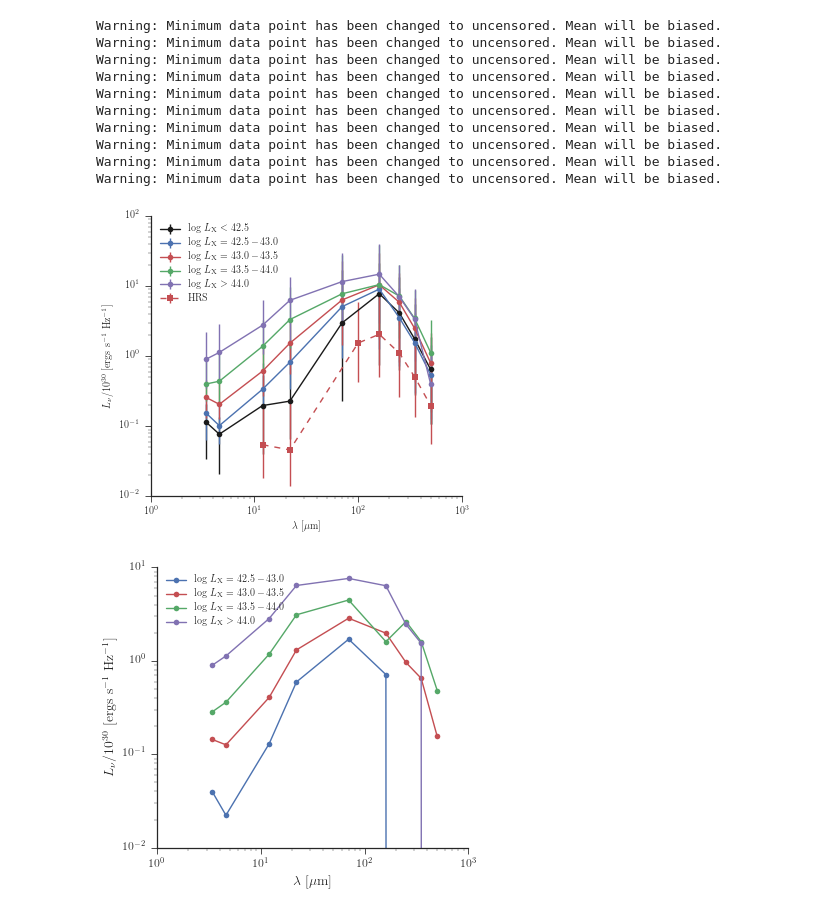
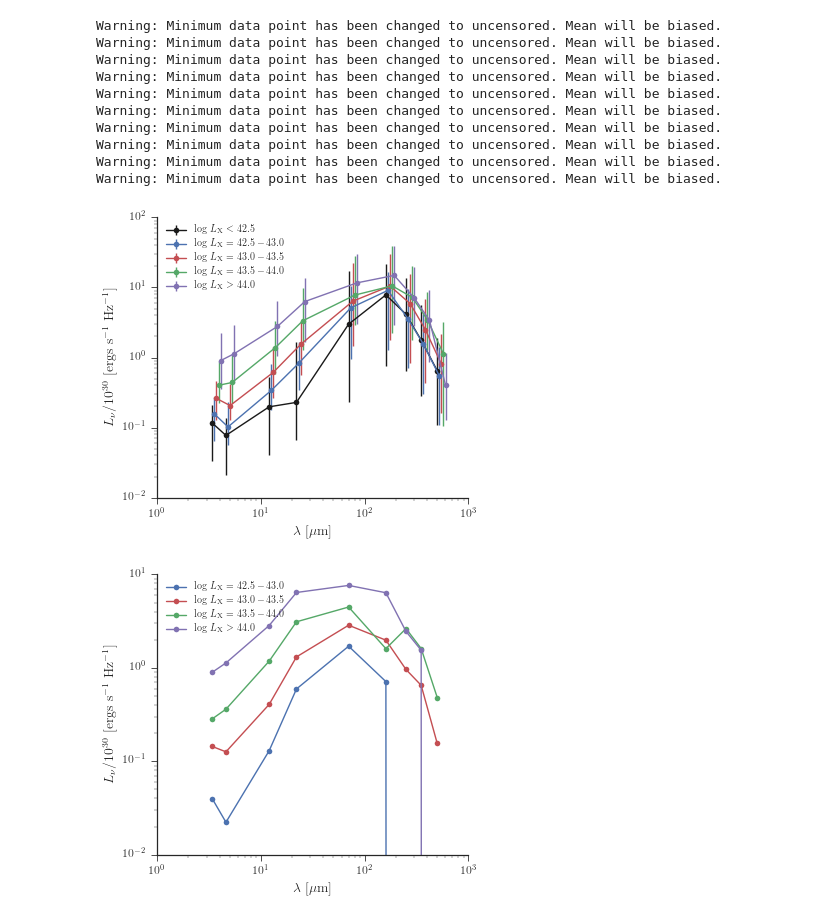
Before and after one commit to ttshimiz/bat-agn-sed-fitting-paper, a Jupyter notebook: ipython_notebooks/avg-sed-binned-lx-nuLnu.ipynb, the cells around one changed output. Saved outputs shown, nothing was run; the diff lists cells and outputs as text; code cells hidden in the pictures.

Commit message:
stagger median SEDs so error bars are clear

```diff
--- a/ipython_notebooks/avg-sed-binned-lx-nuLnu.ipynb
+++ b/ipython_notebooks/avg-sed-binned-lx-nuLnu.ipynb
@@ -137,36 +139,36 @@ Warning: Minimum data point has been changed to uncensored. Mean will be biased.
 # %%
 ll = np.array([3.4, 4.6, 12., 22., 70., 160., 250, 350., 500.])
 hrs_avg = np.array([0.054622, 0.046096, 1.547204, 2.061236, 1.107824, 0.510250, 0.198203])
 hrs_avg_err_dwn = np.array([0.036230, 0.031955, 1.124512, 1.560763, 0.846345, 0.376472, 0.141818])
 hrs_avg_err_up = np.array([0.154479, 0.173004, 4.451381, 5.219838, 2.941576, 1.208210, 0.412873])
 ll_hrs = np.array([12., 22., 100., 160., 250, 350., 500.])
 
 fig = plt.figure(figsize=(0.8*textwidth, 1.2*3./4*0.8*textwidth))
 #fig = plt.figure(figsize=(8, 6.0))
 ax1 = fig.add_subplot(111)
 ax1.errorbar(ll, binned_seds.loc[0], yerr=np.vstack([binned_seds_err_down.loc[0], binned_seds_err_up.loc[0]]),
              fmt='o', color='k', ls='-', label=r'$\log\,L_{\rm X} < 42.5$')
-ax1.errorbar(ll, binned_seds.loc[1], yerr=np.vstack([binned_seds_err_down.loc[1], binned_seds_err_up.loc[1]]),
+ax1.errorbar(ll*10**(0.02), binned_seds.loc[1], yerr=np.vstack([binned_seds_err_down.loc[1], binned_seds_err_up.loc[1]]),
              fmt='o', color='b', ls='-', label=r'$\log\,L_{\rm X} = 42.5-43.0$')
-ax1.errorbar(ll, binned_seds.loc[2], yerr=np.vstack([binned_seds_err_down.loc[2], binned_seds_err_up.loc[2]]),
+ax1.errorbar(ll*10**(0.04), binned_seds.loc[2], yerr=np.vstack([binned_seds_err_down.loc[2], binned_seds_err_up.loc[2]]),
              fmt='o', color='r', ls='-', label=r'$\log\,L_{\rm X} = 43.0-43.5$')
-ax1.errorbar(ll, binned_seds.loc[3], yerr=np.vstack([binned_seds_err_down.loc[3], binned_seds_err_up.loc[3]]),
+ax1.errorbar(ll*10**(0.06), binned_seds.loc[3], yerr=np.vstack([binned_seds_err_down.loc[3], binned_seds_err_up.loc[3]]),
              fmt='o', color='g', ls='-', label=r'$\log\,L_{\rm X} = 43.5-44.0$')
-ax1.errorbar(ll, binned_seds.loc[4], yerr=np.vstack([binned_seds_err_down.loc[4], binned_seds_err_up.loc[4]]),
+ax1.errorbar(ll*10**(0.08), binned_seds.loc[4], yerr=np.vstack([binned_seds_err_down.loc[4], binned_seds_err_up.loc[4]]),
              fmt='o', color='m', ls='-', label=r'$\log\,L_{\rm X} > 44.0$')
-ax1.errorbar(ll_hrs, hrs_avg, yerr=np.vstack([hrs_avg_err_dwn, hrs_avg_err_up]), fmt='s', color='r', ls='--', label='HRS')
+#ax1.errorbar(ll_hrs, hrs_avg, yerr=np.vstack([hrs_avg_err_dwn, hrs_avg_err_up]), fmt='s', color='r', ls='--', label='HRS')
 ax1.set_yscale('log')
 ax1.set_xscale('log')
 ax1.legend(loc='upper left', fontsize=10)
-ax1.set_ylabel(r'$L_{\nu}/10^{30}$ [ergs s$^{-1}$ Hz$^{-1}$]')
-ax1.set_xlabel('$\lambda$ [$\mu$m]')
-ax1.tick_params(axis='both', which='major', labelsize=10)
+ax1.set_ylabel(r'$L_{\nu}/10^{30}$ [ergs s$^{-1}$ Hz$^{-1}$]', fontsize=14)
+ax1.set_xlabel('$\lambda$ [$\mu$m]', fontsize=14)
+ax1.tick_params(axis='both', which='major', labelsize=12)
 sn.despine()
 ax1.set_ylim(10**(-2), 10**(2))
 #ax1.set_xlim(10, 1000)
-fig.savefig('/Users/ttshimiz/Dropbox/Research/Thesis/Dissertation/Chapter3/avg_sed_binned_lx_lnu_with_hrs.pdf', bbox_inches='tight')
+fig.savefig('/Users/ttshimiz/Github/bat-agn-sed-fitting-paper/figures/avg_sed_binned_lx_lnu.pdf', bbox_inches='tight')
 # %% [output]
-[figure, old version]
+[figure, new version]
 # %%
 # Plot SEDs subtracted by the lowest luminosity SED
 ll = np.array([3.4, 4.6, 12., 22., 70., 160., 250, 350., 500.])
```
Also changed, not shown: parts of 1 cell of this notebook, 2 other files.
